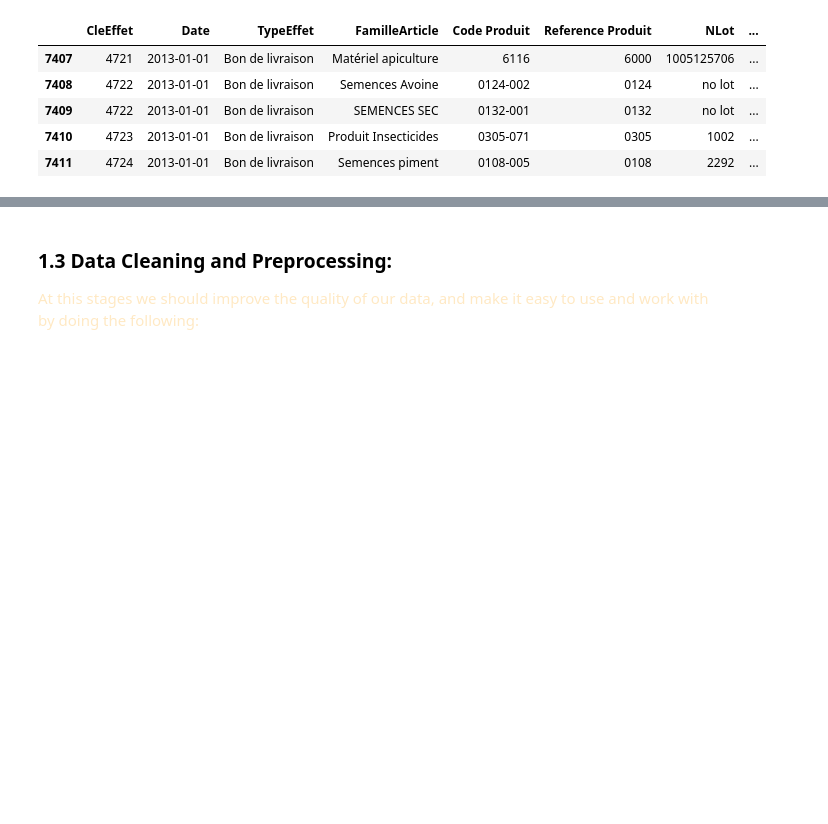
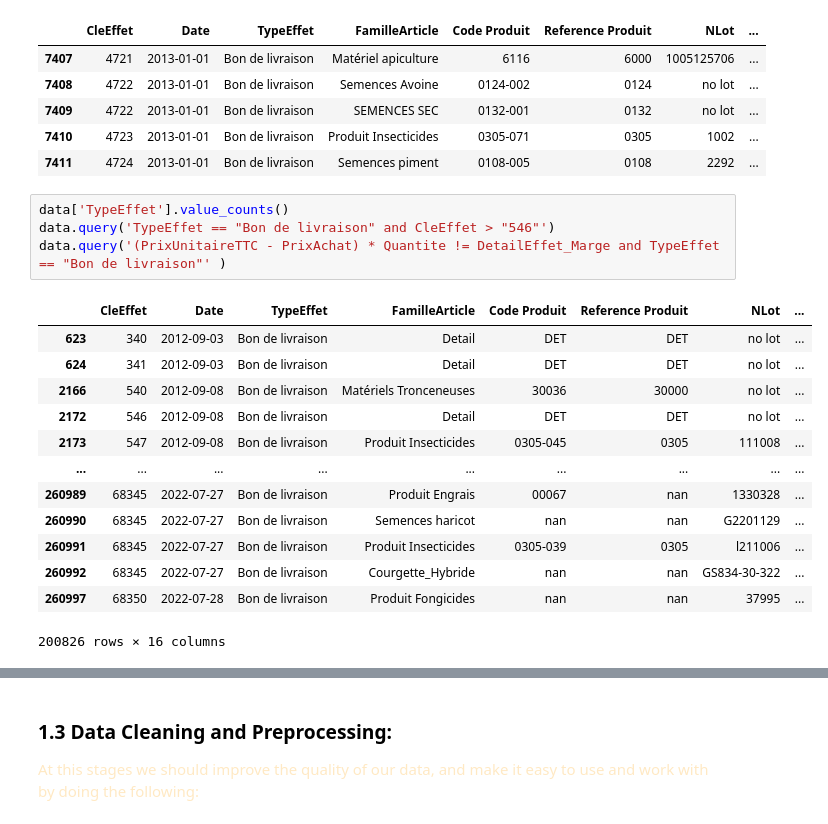
Before and after one commit to djallilou13/data_maining_project, a Jupyter notebook: project.ipynb, the cells around one changed output, grey strips where cells are left out. Drawn from its saved outputs; the diff is of its cells as text; blank space fills up the shorter version.

```diff
--- a/project.ipynb
+++ b/project.ipynb
@@ -90,5 +106,23 @@ data2013.head()
 | 7409 | 4722 | 2013-01-01 | Bon de livraison | SEMENCES SEC | 0132-001 | 0132 | no lot | ... |
 | 7410 | 4723 | 2013-01-01 | Bon de livraison | Produit Insecticides | 0305-071 | 0305 | 1002 | ... |
 | 7411 | 4724 | 2013-01-01 | Bon de livraison | Semences piment | 0108-005 | 0108 | 2292 | ... |
+# %%
+data['TypeEffet'].value_counts()
+data.query('TypeEffet == "Bon de livraison" and CleEffet > "546"')
+data.query('(PrixUnitaireTTC - PrixAchat) * Quantite != DetailEffet_Marge and TypeEffet == "Bon de livraison"' )
+# %% [output]
+|  | CleEffet | Date | TypeEffet | FamilleArticle | Code Produit | Reference Produit | NLot | ... |
+| 623 | 340 | 2012-09-03 | Bon de livraison | Detail | DET | DET | no lot | ... |
+| 624 | 341 | 2012-09-03 | Bon de livraison | Detail | DET | DET | no lot | ... |
+| 2166 | 540 | 2012-09-08 | Bon de livraison | Matériels Tronceneuses | 30036 | 30000 | no lot | ... |
+| 2172 | 546 | 2012-09-08 | Bon de livraison | Detail | DET | DET | no lot | ... |
+| 2173 | 547 | 2012-09-08 | Bon de livraison | Produit Insecticides | 0305-045 | 0305 | 111008 | ... |
+| ... | ... | ... | ... | ... | ... | ... | ... | ... |
+| 260989 | 68345 | 2022-07-27 | Bon de livraison | Produit Engrais | 00067 | nan | 1330328 | ... |
+| 260990 | 68345 | 2022-07-27 | Bon de livraison | Semences haricot | nan | nan | G2201129 | ... |
+| 260991 | 68345 | 2022-07-27 | Bon de livraison | Produit Insecticides | 0305-039 | 0305 | l211006 | ... |
+| 260992 | 68345 | 2022-07-27 | Bon de livraison | Courgette_Hybride | nan | nan | GS834-30-322 | ... |
+| 260997 | 68350 | 2022-07-28 | Bon de livraison | Produit Fongicides | nan | nan | 37995 | ... |
+200826 rows × 16 columns
 # %%
 data2013Livraison = data2013[data2013['TypeEffet'] == 'Bon de livraison']
```
Also changed, not shown: parts of 6 cells of this notebook, 43 other files.
